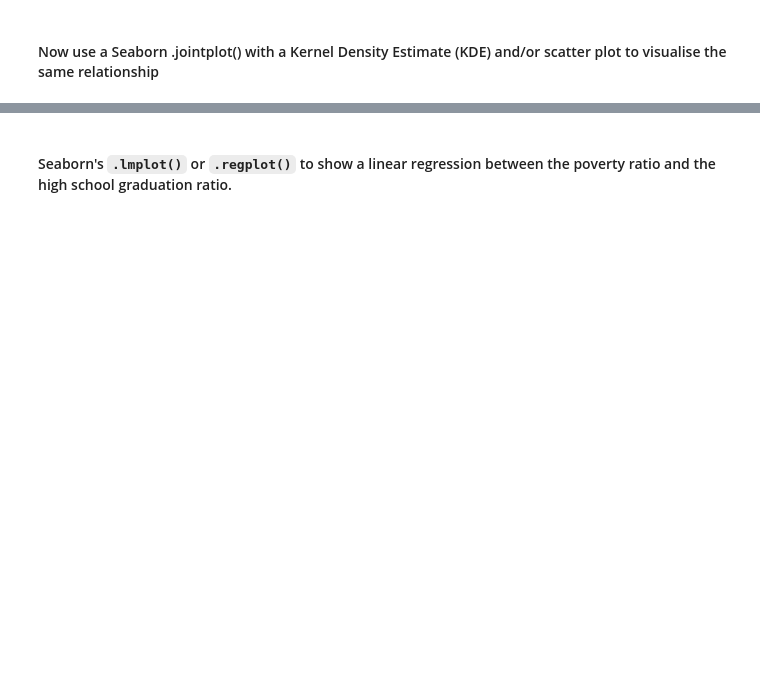
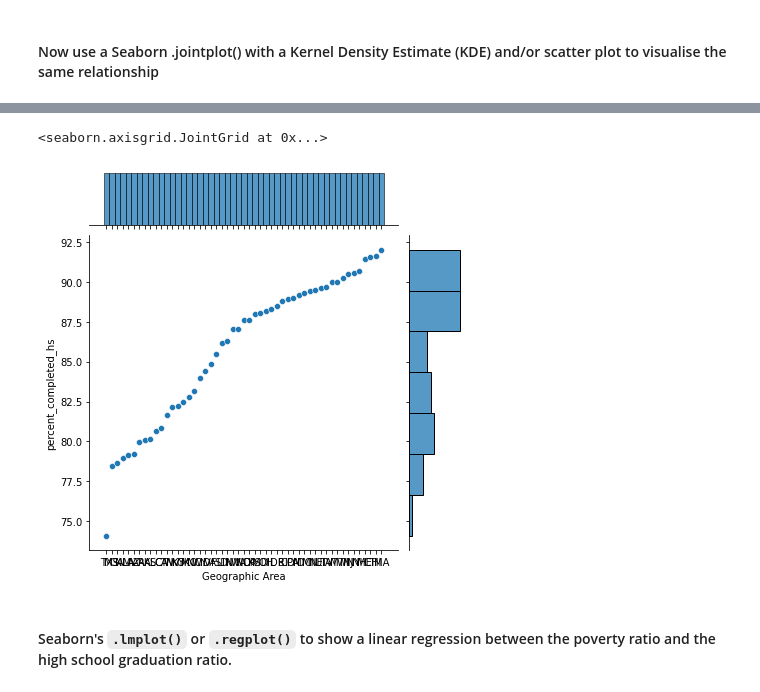
Before and after one commit to nkp1111/python-projects, a Jupyter notebook: 19.analyse_deaths_involving_police_in_the_United_States/Fatal_Force_(start).ipynb, the cells around one changed output, grey strips where cells are left out. Saved outputs shown, nothing was run; the diff lists cells and outputs as text; code cells hidden in the pictures; blank space fills up the shorter version.

```diff
--- a/19.analyse_deaths_involving_police_in_the_United_States/Fatal_Force_(start).ipynb
+++ b/19.analyse_deaths_involving_police_in_the_United_States/Fatal_Force_(start).ipynb
@@ -320,2 +364,11 @@ fig.show()
+# %%
+sns.jointplot(
+    data=df_pct_hs_state,
+    x=df_pct_hs_state.index,
+    y="percent_completed_hs",
+)
+# %% [output]
+<seaborn.axisgrid.JointGrid at 0x...>
+[figure, added]
 # %% [markdown]
 #### Seaborn's `.lmplot()` or `.regplot()` to show a linear regression between the poverty ratio and the high school graduation ratio.
```
Also changed, not shown: parts of 51 cells of this notebook.
